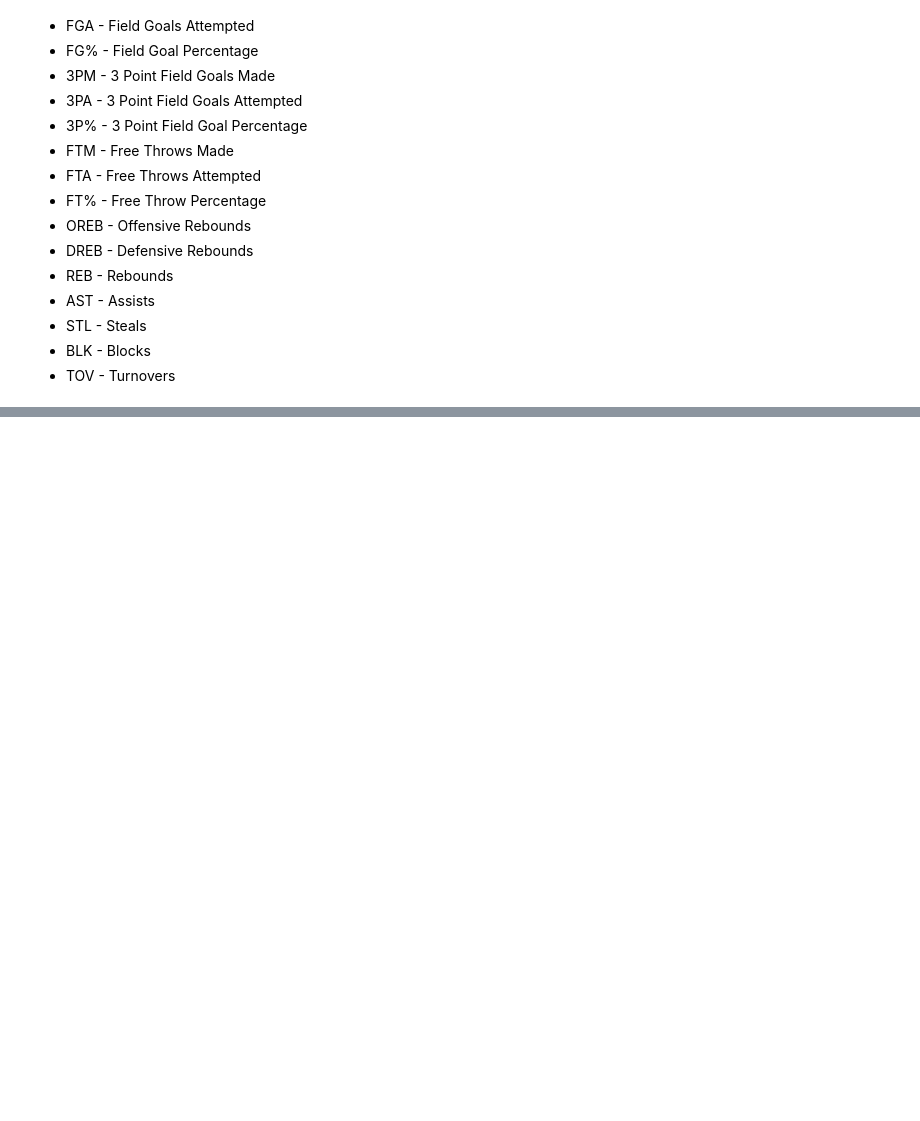
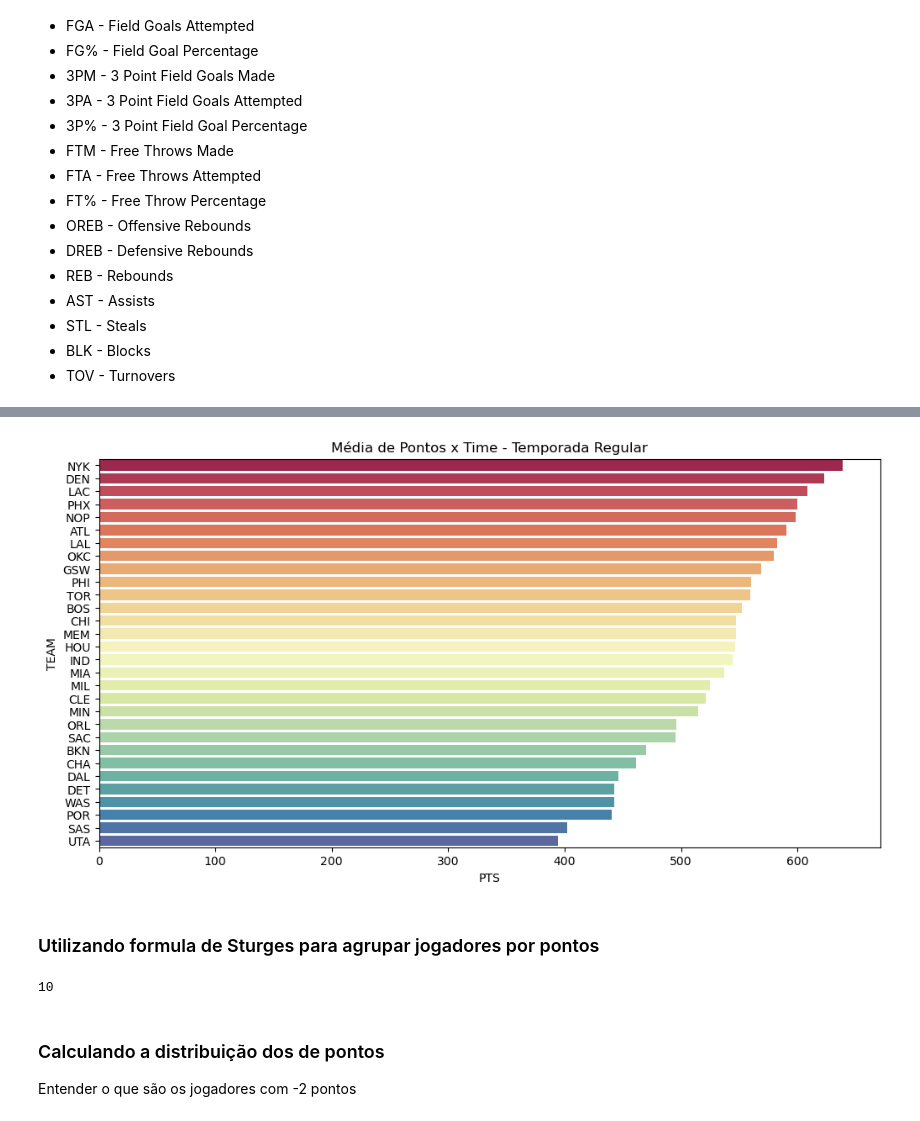
Before and after one commit to lpoggetto/analise_nba, a Jupyter notebook: estudo_liga_nba/analise_nba.ipynb, the cells around one changed output, grey strips where cells are left out. Cells and saved outputs as stored; diff of their text form; code cells hidden in the pictures; blank space fills up the shorter version.

```diff
--- a/estudo_liga_nba/analise_nba.ipynb
+++ b/estudo_liga_nba/analise_nba.ipynb
@@ -109,0 +136,3 @@ memory usage: 2.2+ MB
+# %%
+pontos_medio_time_regular = df_final.query('SEASON == "Regular_Season"').groupby('TEAM')['PTS'].mean().sort_values(ascending=False).reset_index()
+pontos_medio_time_regular
@@ -109,0 +157,26 @@ memory usage: 2.2+ MB
+# %%
+ax = sns.barplot(data = pontos_medio_time_regular,
+            x = 'PTS',
+            y = 'TEAM',
+            palette = 'Spectral')
+
+ax.set_title('Média de Pontos x Time - Temporada Regular')
+ax.figure.set_size_inches(12,6)
+
+plt.show()
+# %% [output]
+[figure, added]
+# %% [markdown]
+### Utilizando formula de Sturges para agrupar jogadores por pontos
+# %%
+n = df_final.shape[0]
+
+k = 1 + (10 /3) * np.log10(n)
+
+int(k)
+# %% [output]
+10
+# %% [markdown]
+### Calculando a distribuição dos de pontos
+
+Entender o que são os jogadores com -2 pontos
```
Also changed, not shown: parts of 15 cells of this notebook.
